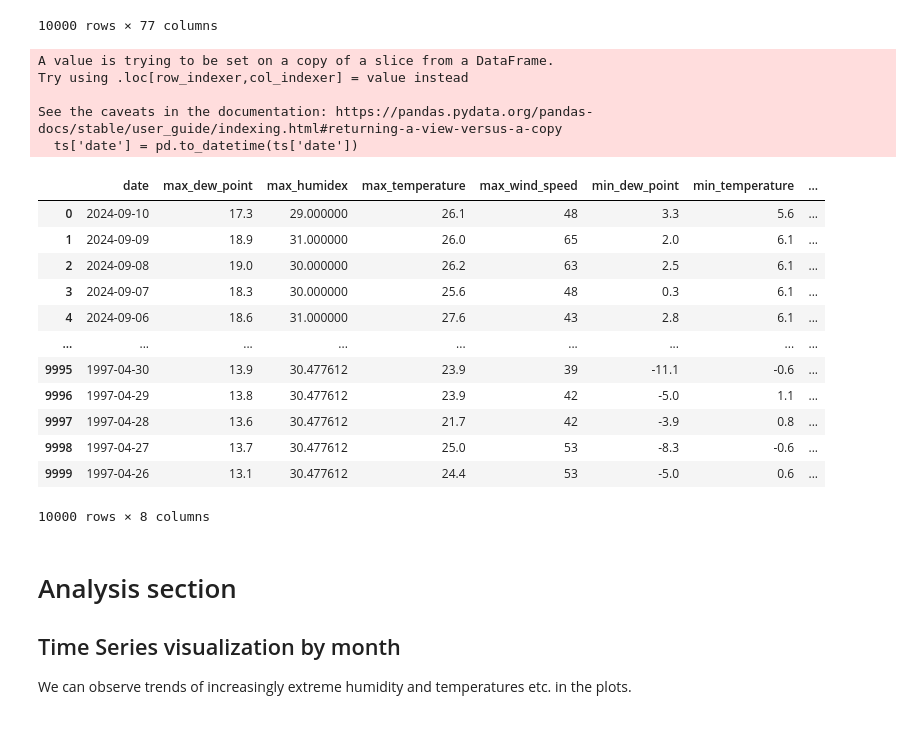
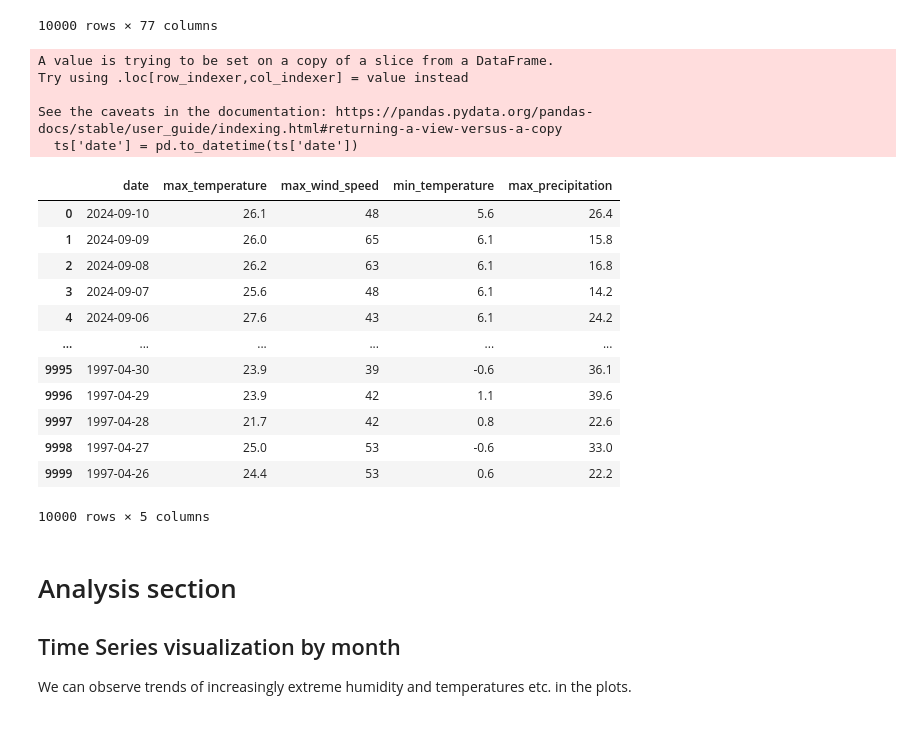
Before and after one commit to King7D/econ323-project, a Jupyter notebook: project.ipynb, the cells around one changed output. Saved outputs shown, nothing was run; the diff lists cells and outputs as text; code cells hidden in the pictures.

```diff
--- a/project.ipynb
+++ b/project.ipynb
@@ -25,46 +25,42 @@ weather_data
 10000 rows × 77 columns
 # %%
 # Data Cleaning for Time-Series observation
-ts_columns = ['date', 'max_dew_point_v', 'max_humidex_v', 'max_temperature_v', 'max_wind_speed_v',
-                   'min_dew_point_v', 'min_temperature_v','max_precipitation_v']
+ts_columns = ['date','max_temperature_v', 'max_wind_speed_v','min_temperature_v','max_precipitation_v']
 ts = weather_data[ts_columns]
 ts['date'] = pd.to_datetime(ts['date'])
 ts = ts.rename(columns={
-    'max_dew_point_v': 'max_dew_point',
-    'max_humidex_v': 'max_humidex',
     'max_temperature_v': 'max_temperature',
     'max_wind_speed_v': 'max_wind_speed',
-    'min_dew_point_v': 'min_dew_point',
     'min_temperature_v': 'min_temperature',
     'max_precipitation_v':'max_precipitation'
 })
 
 # Replace any missing values with the average of that column
 cm_data=ts.dropna()
 ts_data=ts
 ts_data.fillna(ts_data.mean(), inplace=True)
 
 # Preview of dataframe after cleaning
 ts_data
 # %% [output]
 A value is trying to be set on a copy of a slice from a DataFrame.
 Try using .loc[row_indexer,col_indexer] = value instead
 
 See the caveats in the documentation: https://pandas.pydata.org/pandas-docs/stable/user_guide/indexing.html#returning-a-view-versus-a-copy
   ts['date'] = pd.to_datetime(ts['date'])
-|  | date | max_dew_point | max_humidex | max_temperature | max_wind_speed | min_dew_point | min_temperature | ... |
-| 0 | 2024-09-10 | 17.3 | 29.000000 | 26.1 | 48 | 3.3 | 5.6 | ... |
-| 1 | 2024-09-09 | 18.9 | 31.000000 | 26.0 | 65 | 2.0 | 6.1 | ... |
-| 2 | 2024-09-08 | 19.0 | 30.000000 | 26.2 | 63 | 2.5 | 6.1 | ... |
-| 3 | 2024-09-07 | 18.3 | 30.000000 | 25.6 | 48 | 0.3 | 6.1 | ... |
-| 4 | 2024-09-06 | 18.6 | 31.000000 | 27.6 | 43 | 2.8 | 6.1 | ... |
-| ... | ... | ... | ... | ... | ... | ... | ... | ... |
-| 9995 | 1997-04-30 | 13.9 | 30.477612 | 23.9 | 39 | -11.1 | -0.6 | ... |
-| 9996 | 1997-04-29 | 13.8 | 30.477612 | 23.9 | 42 | -5.0 | 1.1 | ... |
-| 9997 | 1997-04-28 | 13.6 | 30.477612 | 21.7 | 42 | -3.9 | 0.8 | ... |
-| 9998 | 1997-04-27 | 13.7 | 30.477612 | 25.0 | 53 | -8.3 | -0.6 | ... |
-| 9999 | 1997-04-26 | 13.1 | 30.477612 | 24.4 | 53 | -5.0 | 0.6 | ... |
+|  | date | max_temperature | max_wind_speed | min_temperature | max_precipitation |
+| 0 | 2024-09-10 | 26.1 | 48 | 5.6 | 26.4 |
+| 1 | 2024-09-09 | 26.0 | 65 | 6.1 | 15.8 |
+| 2 | 2024-09-08 | 26.2 | 63 | 6.1 | 16.8 |
+| 3 | 2024-09-07 | 25.6 | 48 | 6.1 | 14.2 |
+| 4 | 2024-09-06 | 27.6 | 43 | 6.1 | 24.2 |
+| ... | ... | ... | ... | ... | ... |
+| 9995 | 1997-04-30 | 23.9 | 39 | -0.6 | 36.1 |
+| 9996 | 1997-04-29 | 23.9 | 42 | 1.1 | 39.6 |
+| 9997 | 1997-04-28 | 21.7 | 42 | 0.8 | 22.6 |
+| 9998 | 1997-04-27 | 25.0 | 53 | -0.6 | 33.0 |
+| 9999 | 1997-04-26 | 24.4 | 53 | 0.6 | 22.2 |
-10000 rows × 8 columns
+10000 rows × 5 columns
 # %% [markdown]
 # Analysis section
 
```
Also changed, not shown: parts of 6 cells of this notebook.
